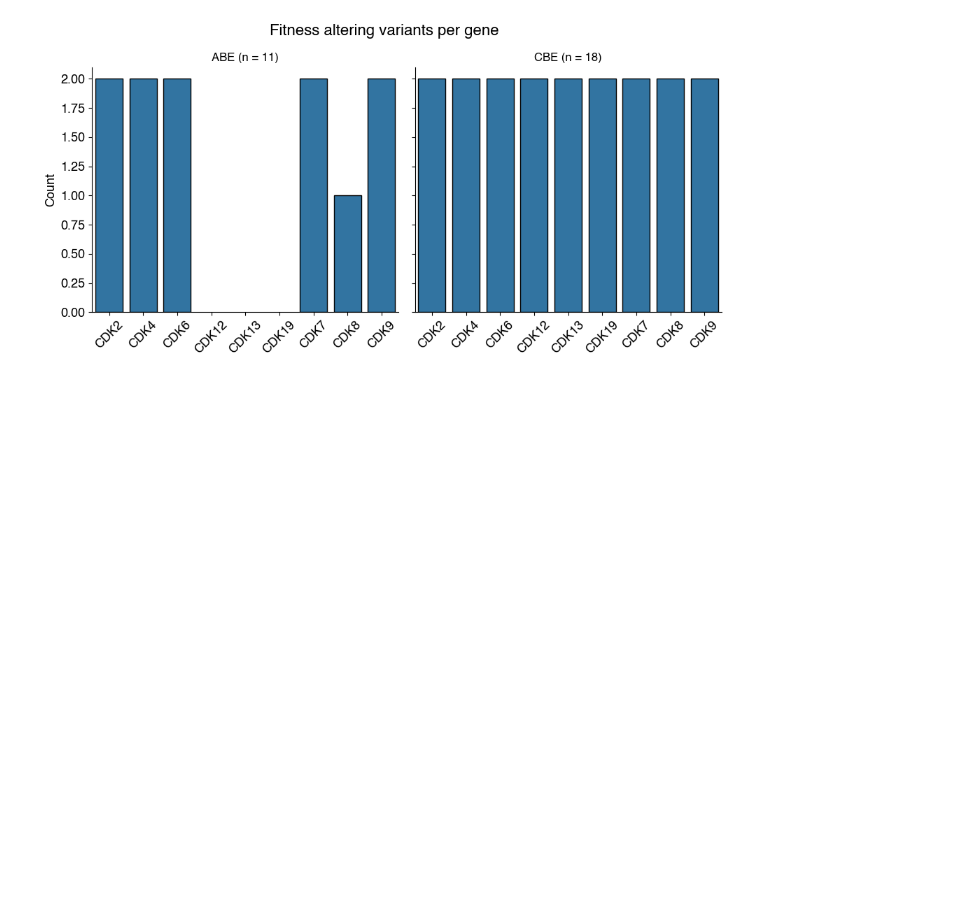
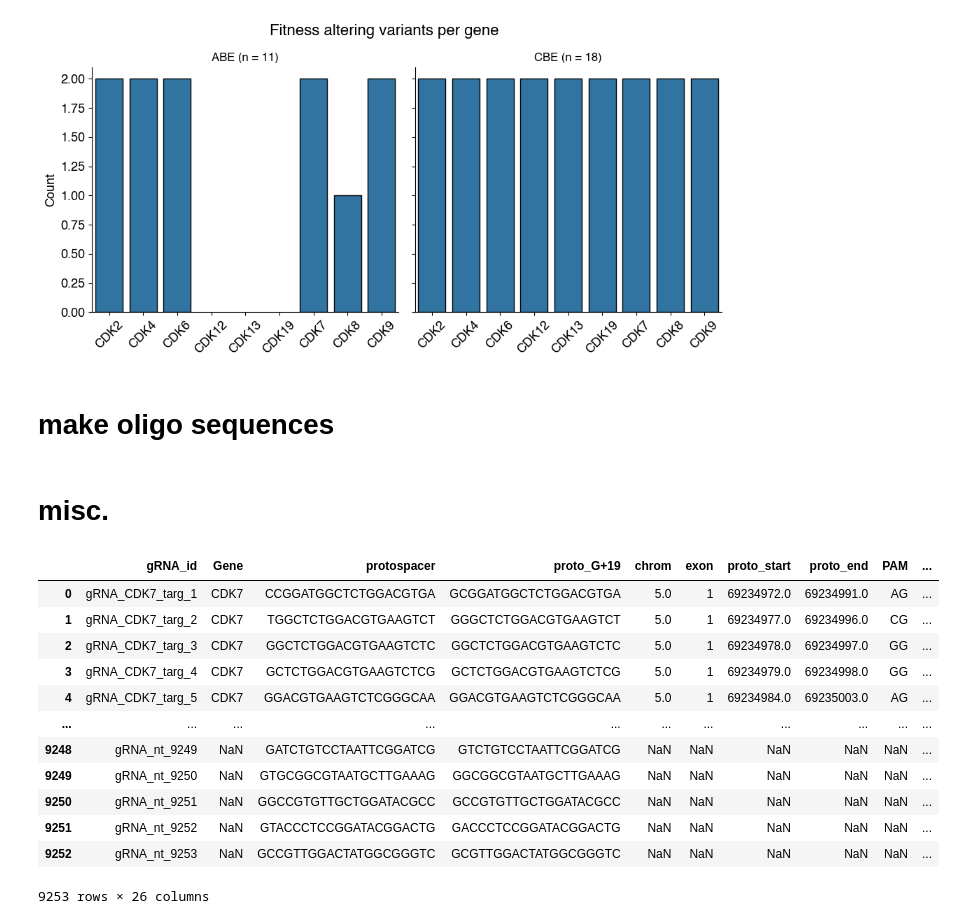
Before and after one commit to samgould2/CDK-BE-mutagenesis, a Jupyter notebook: notebooks/13_CROP-seq_library/CROPseq_lib.ipynb, the cells around one changed output. Cells and saved outputs as stored; diff of their text form; code cells hidden in the pictures; blank space fills up the shorter version.

Commit message:
oligo seqs for CROP-seq

```diff
--- a/notebooks/13_CROP-seq_library/CROPseq_lib.ipynb
+++ b/notebooks/13_CROP-seq_library/CROPseq_lib.ipynb
@@ -893,3 +893,5 @@ fig.suptitle('Fitness altering variants per gene', fontsize=16)
 fig.tight_layout()
 # %% [output]
 [figure]
+# %% [markdown]
+# make oligo sequences
@@ -895,0 +913,19 @@ fig.tight_layout()
+# %% [markdown]
+# misc.
+# %%
+lib = pd.read_csv('../../source_data/02_library/CDK_library_final.csv')
+lib
+# %% [output]
+|  | gRNA_id | Gene | protospacer | proto_G+19 | chrom | exon | proto_start | proto_end | PAM | ... |
+| 0 | gRNA_CDK7_targ_1 | CDK7 | CCGGATGGCTCTGGACGTGA | GCGGATGGCTCTGGACGTGA | 5.0 | 1 | 69234972.0 | 69234991.0 | AG | ... |
+| 1 | gRNA_CDK7_targ_2 | CDK7 | TGGCTCTGGACGTGAAGTCT | GGGCTCTGGACGTGAAGTCT | 5.0 | 1 | 69234977.0 | 69234996.0 | CG | ... |
+| 2 | gRNA_CDK7_targ_3 | CDK7 | GGCTCTGGACGTGAAGTCTC | GGCTCTGGACGTGAAGTCTC | 5.0 | 1 | 69234978.0 | 69234997.0 | GG | ... |
+| 3 | gRNA_CDK7_targ_4 | CDK7 | GCTCTGGACGTGAAGTCTCG | GCTCTGGACGTGAAGTCTCG | 5.0 | 1 | 69234979.0 | 69234998.0 | GG | ... |
+| 4 | gRNA_CDK7_targ_5 | CDK7 | GGACGTGAAGTCTCGGGCAA | GGACGTGAAGTCTCGGGCAA | 5.0 | 1 | 69234984.0 | 69235003.0 | AG | ... |
+| ... | ... | ... | ... | ... | ... | ... | ... | ... | ... | ... |
+| 9248 | gRNA_nt_9249 | NaN | GATCTGTCCTAATTCGGATCG | GTCTGTCCTAATTCGGATCG | NaN | NaN | NaN | NaN | NaN | ... |
+| 9249 | gRNA_nt_9250 | NaN | GTGCGGCGTAATGCTTGAAAG | GGCGGCGTAATGCTTGAAAG | NaN | NaN | NaN | NaN | NaN | ... |
+| 9250 | gRNA_nt_9251 | NaN | GGCCGTGTTGCTGGATACGCC | GCCGTGTTGCTGGATACGCC | NaN | NaN | NaN | NaN | NaN | ... |
+| 9251 | gRNA_nt_9252 | NaN | GTACCCTCCGGATACGGACTG | GACCCTCCGGATACGGACTG | NaN | NaN | NaN | NaN | NaN | ... |
+| 9252 | gRNA_nt_9253 | NaN | GCCGTTGGACTATGGCGGGTC | GCGTTGGACTATGGCGGGTC | NaN | NaN | NaN | NaN | NaN | ... |
+9253 rows × 26 columns
```
Also changed, not shown: parts of 3 cells of this notebook, 5 other files.
